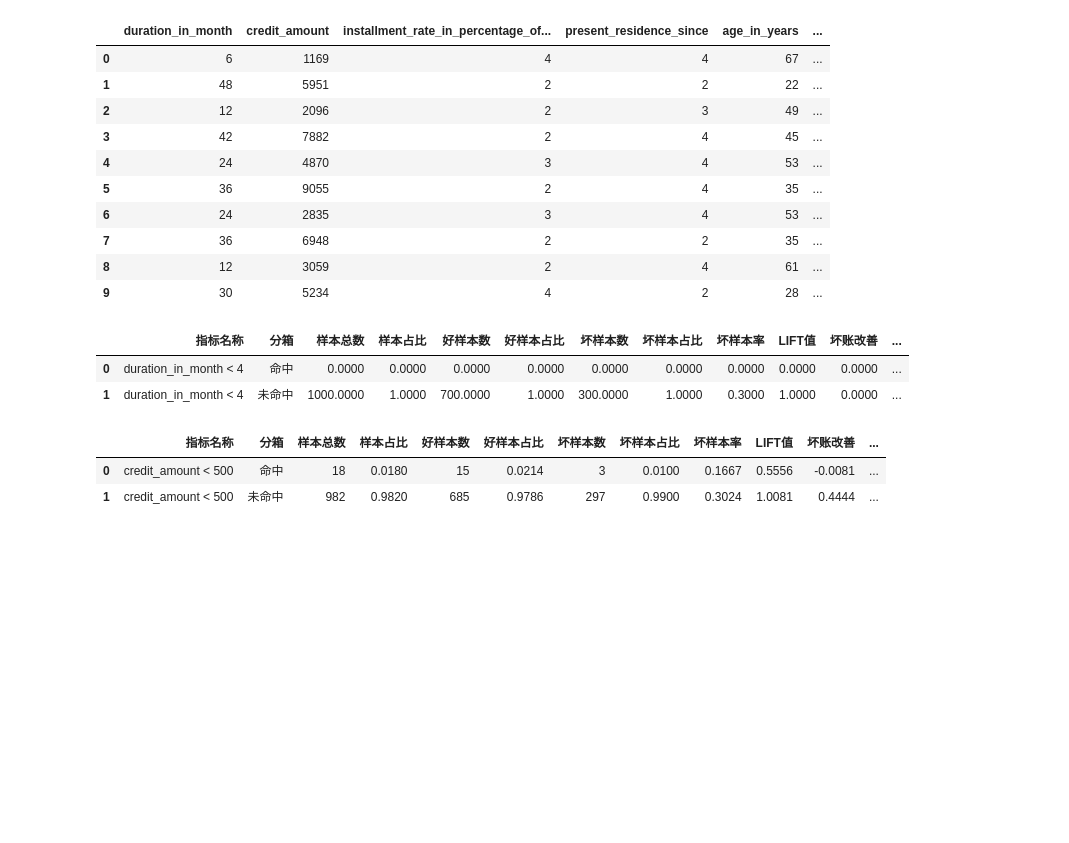
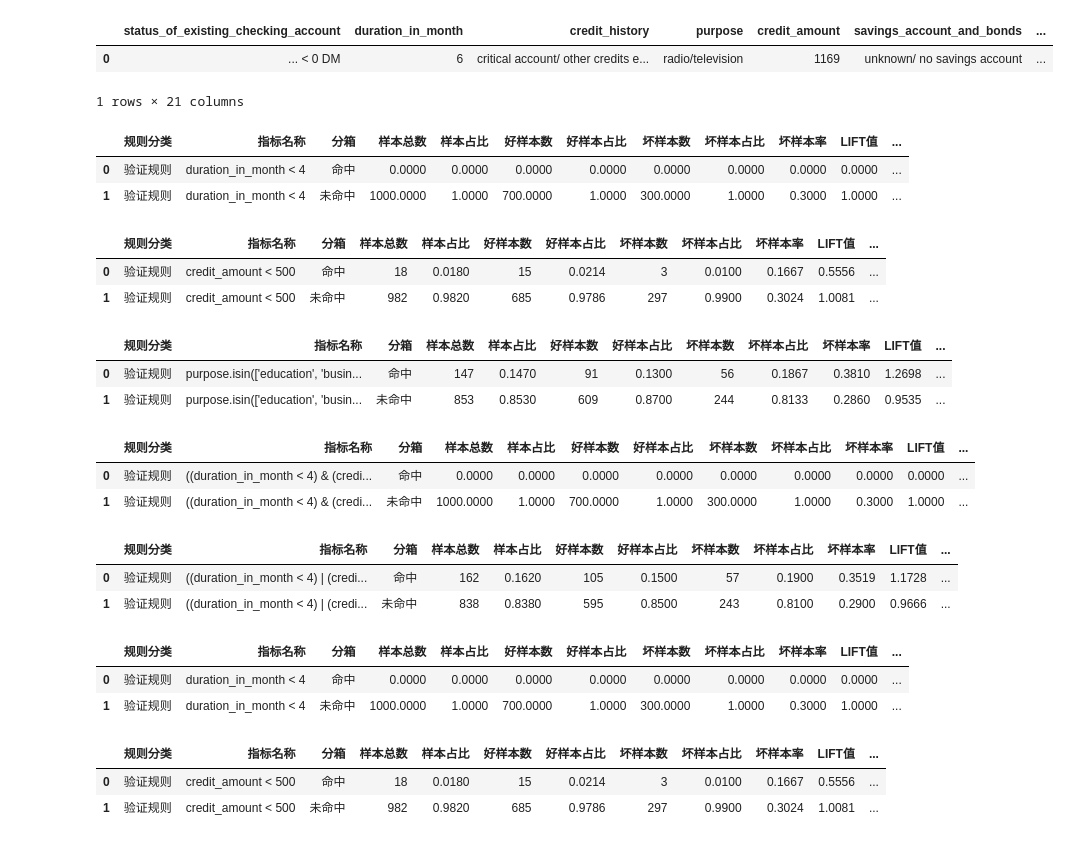
Before and after one commit to itlubber/scorecardpipeline, a Jupyter notebook: examples/rule_efficiency.ipynb, the cells around one changed output. Saved outputs shown, nothing was run; the diff lists cells and outputs as text; code cells hidden in the pictures; blank space fills up the shorter version.

Commit message:
add support for arbitrary types in Rule

```diff
--- a/examples/rule_efficiency.ipynb
+++ b/examples/rule_efficiency.ipynb
@@ -14,24 +14,16 @@ logger = init_setting(seed=8888, logger=True)
 # %%
 # 加载数据集，标签转换为 0 和 1
 target = "creditability"
 data = germancredit()
 data[target] = data[target].map({"good": 0, "bad": 1})
 
 # 目前仅支持数值型变量
-data = data.select_dtypes("number")
-data.head(10)
+# data = data.select_dtypes("number")
+data.head(1)
 # %% [output]
-|  | duration_in_month | credit_amount | installment_rate_in_percentage_of... | present_residence_since | age_in_years | ... |
-| 0 | 6 | 1169 | 4 | 4 | 67 | ... |
-| 1 | 48 | 5951 | 2 | 2 | 22 | ... |
-| 2 | 12 | 2096 | 2 | 3 | 49 | ... |
-| 3 | 42 | 7882 | 2 | 4 | 45 | ... |
-| 4 | 24 | 4870 | 3 | 4 | 53 | ... |
-| 5 | 36 | 9055 | 2 | 4 | 35 | ... |
-| 6 | 24 | 2835 | 3 | 4 | 53 | ... |
-| 7 | 36 | 6948 | 2 | 2 | 35 | ... |
-| 8 | 12 | 3059 | 2 | 4 | 61 | ... |
-| 9 | 30 | 5234 | 4 | 2 | 28 | ... |
+|  | status_of_existing_checking_account | duration_in_month | credit_history | purpose | credit_amount | savings_account_and_bonds | ... |
+| 0 | ... < 0 DM | 6 | critical account/ other credits e... | radio/television | 1169 | unknown/ no savings account | ... |
+1 rows × 21 columns
 # %%
 rule1 = Rule("duration_in_month < 4")
 rule2 = Rule("credit_amount < 500")
@@ -38,12 +33,36 @@ rule2 = Rule("credit_amount < 500")
+# %%
+from functools import reduce
+
+for rule in rules:
+    display(rule.report(data, target=target))
+
+display(reduce(lambda r1, r2: r1 & r2, rules).report(data, target=target))
+display(reduce(lambda r1, r2: r1 | r2, rules).report(data, target=target))
+# %% [output]
+|  | 规则分类 | 指标名称 | 分箱 | 样本总数 | 样本占比 | 好样本数 | 好样本占比 | 坏样本数 | 坏样本占比 | 坏样本率 | LIFT值 | ... |
+| 0 | 验证规则 | duration_in_month < 4 | 命中 | 0.0000 | 0.0000 | 0.0000 | 0.0000 | 0.0000 | 0.0000 | 0.0000 | 0.0000 | ... |
+| 1 | 验证规则 | duration_in_month < 4 | 未命中 | 1000.0000 | 1.0000 | 700.0000 | 1.0000 | 300.0000 | 1.0000 | 0.3000 | 1.0000 | ... |
+|  | 规则分类 | 指标名称 | 分箱 | 样本总数 | 样本占比 | 好样本数 | 好样本占比 | 坏样本数 | 坏样本占比 | 坏样本率 | LIFT值 | ... |
+| 0 | 验证规则 | credit_amount < 500 | 命中 | 18 | 0.0180 | 15 | 0.0214 | 3 | 0.0100 | 0.1667 | 0.5556 | ... |
+| 1 | 验证规则 | credit_amount < 500 | 未命中 | 982 | 0.9820 | 685 | 0.9786 | 297 | 0.9900 | 0.3024 | 1.0081 | ... |
+|  | 规则分类 | 指标名称 | 分箱 | 样本总数 | 样本占比 | 好样本数 | 好样本占比 | 坏样本数 | 坏样本占比 | 坏样本率 | LIFT值 | ... |
+| 0 | 验证规则 | purpose.isin(['education', 'busin... | 命中 | 147 | 0.1470 | 91 | 0.1300 | 56 | 0.1867 | 0.3810 | 1.2698 | ... |
+| 1 | 验证规则 | purpose.isin(['education', 'busin... | 未命中 | 853 | 0.8530 | 609 | 0.8700 | 244 | 0.8133 | 0.2860 | 0.9535 | ... |
+|  | 规则分类 | 指标名称 | 分箱 | 样本总数 | 样本占比 | 好样本数 | 好样本占比 | 坏样本数 | 坏样本占比 | 坏样本率 | LIFT值 | ... |
+| 0 | 验证规则 | ((duration_in_month < 4) & (credi... | 命中 | 0.0000 | 0.0000 | 0.0000 | 0.0000 | 0.0000 | 0.0000 | 0.0000 | 0.0000 | ... |
+| 1 | 验证规则 | ((duration_in_month < 4) & (credi... | 未命中 | 1000.0000 | 1.0000 | 700.0000 | 1.0000 | 300.0000 | 1.0000 | 0.3000 | 1.0000 | ... |
+|  | 规则分类 | 指标名称 | 分箱 | 样本总数 | 样本占比 | 好样本数 | 好样本占比 | 坏样本数 | 坏样本占比 | 坏样本率 | LIFT值 | ... |
+| 0 | 验证规则 | ((duration_in_month < 4) | (credi... | 命中 | 162 | 0.1620 | 105 | 0.1500 | 57 | 0.1900 | 0.3519 | 1.1728 | ... |
+| 1 | 验证规则 | ((duration_in_month < 4) | (credi... | 未命中 | 838 | 0.8380 | 595 | 0.8500 | 243 | 0.8100 | 0.2900 | 0.9666 | ... |
 # %%
 rule1.report(data, target=target)
 # %% [output]
-|  | 指标名称 | 分箱 | 样本总数 | 样本占比 | 好样本数 | 好样本占比 | 坏样本数 | 坏样本占比 | 坏样本率 | LIFT值 | 坏账改善 | ... |
-| 0 | duration_in_month < 4 | 命中 | 0.0000 | 0.0000 | 0.0000 | 0.0000 | 0.0000 | 0.0000 | 0.0000 | 0.0000 | 0.0000 | ... |
-| 1 | duration_in_month < 4 | 未命中 | 1000.0000 | 1.0000 | 700.0000 | 1.0000 | 300.0000 | 1.0000 | 0.3000 | 1.0000 | 0.0000 | ... |
+|  | 规则分类 | 指标名称 | 分箱 | 样本总数 | 样本占比 | 好样本数 | 好样本占比 | 坏样本数 | 坏样本占比 | 坏样本率 | LIFT值 | ... |
+| 0 | 验证规则 | duration_in_month < 4 | 命中 | 0.0000 | 0.0000 | 0.0000 | 0.0000 | 0.0000 | 0.0000 | 0.0000 | 0.0000 | ... |
+| 1 | 验证规则 | duration_in_month < 4 | 未命中 | 1000.0000 | 1.0000 | 700.0000 | 1.0000 | 300.0000 | 1.0000 | 0.3000 | 1.0000 | ... |
 # %%
 rule2.report(data, target=target)
 # %% [output]
-|  | 指标名称 | 分箱 | 样本总数 | 样本占比 | 好样本数 | 好样本占比 | 坏样本数 | 坏样本占比 | 坏样本率 | LIFT值 | 坏账改善 | ... |
-| 0 | credit_amount < 500 | 命中 | 18 | 0.0180 | 15 | 0.0214 | 3 | 0.0100 | 0.1667 | 0.5556 | -0.0081 | ... |
-| 1 | credit_amount < 500 | 未命中 | 982 | 0.9820 | 685 | 0.9786 | 297 | 0.9900 | 0.3024 | 1.0081 | 0.4444 | ... |
+|  | 规则分类 | 指标名称 | 分箱 | 样本总数 | 样本占比 | 好样本数 | 好样本占比 | 坏样本数 | 坏样本占比 | 坏样本率 | LIFT值 | ... |
+| 0 | 验证规则 | credit_amount < 500 | 命中 | 18 | 0.0180 | 15 | 0.0214 | 3 | 0.0100 | 0.1667 | 0.5556 | ... |
+| 1 | 验证规则 | credit_amount < 500 | 未命中 | 982 | 0.9820 | 685 | 0.9786 | 297 | 0.9900 | 0.3024 | 1.0081 | ... |
```
Also changed, not shown: parts of 5 cells of this notebook, 2 other files.
